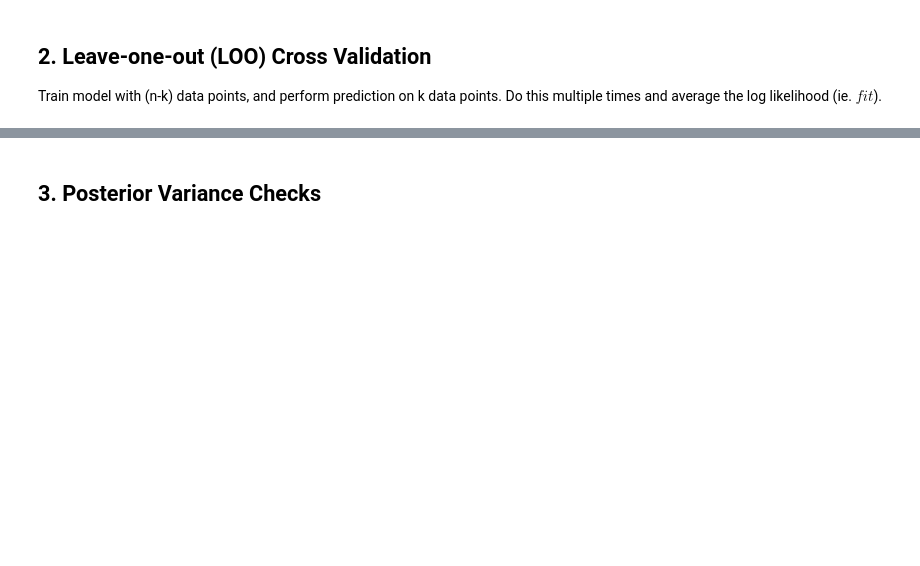
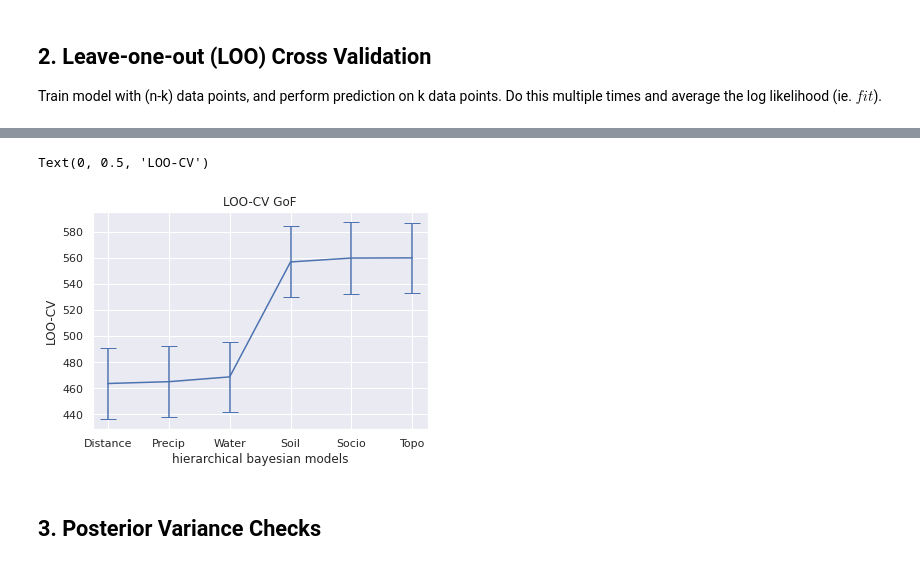
Before and after one commit to juannat7/bayesian_septic, a Jupyter notebook: notebooks/06 goodness_of_fit.ipynb, the cells around one changed output, grey strips where cells are left out. Saved outputs shown, nothing was run; the diff lists cells and outputs as text; code cells hidden in the pictures; blank space fills up the shorter version.

```diff
--- a/notebooks/06 goodness_of_fit.ipynb
+++ b/notebooks/06 goodness_of_fit.ipynb
@@ -128,3 +141,17 @@ Text(0, 0.5, 'LOO-CV')
+# %%
+opt_loo_df = pm.compare(opt_traces_dict, ic='LOO', scale='deviance')
+opt_loo_df.reset_index(inplace=True)
+
+# Plot LOO-CV (lower is better)
+ax = opt_loo_df['loo'].plot.line(yerr=opt_loo_df['se'], capsize=8)
+ax.set_xticks(range(len(opt_loo_df)))
+ax.set_xticklabels(['Distance', 'Precip', 'Water', 'Soil', 'Socio', 'Topo'])
+ax.set_title('LOO-CV GoF')
+ax.set_xlabel('hierarchical bayesian models')
+ax.set_ylabel('LOO-CV')
+# %% [output]
+Text(0, 0.5, 'LOO-CV')
+[figure, added]
 # %% [markdown]
 ## 3. Posterior Variance Checks
 # %%
```
Also changed, not shown: parts of 5 cells of this notebook, 1 other file.
